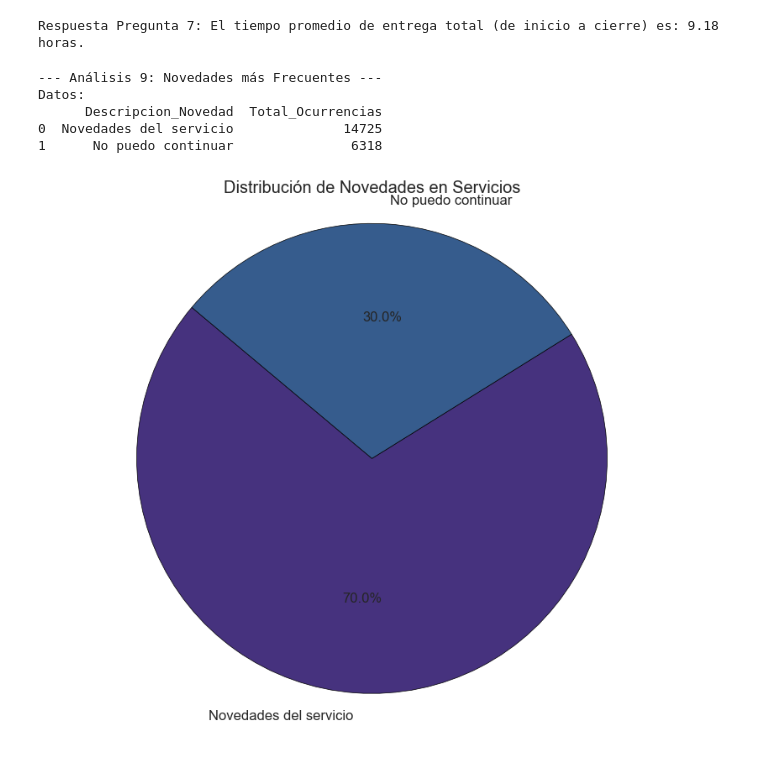
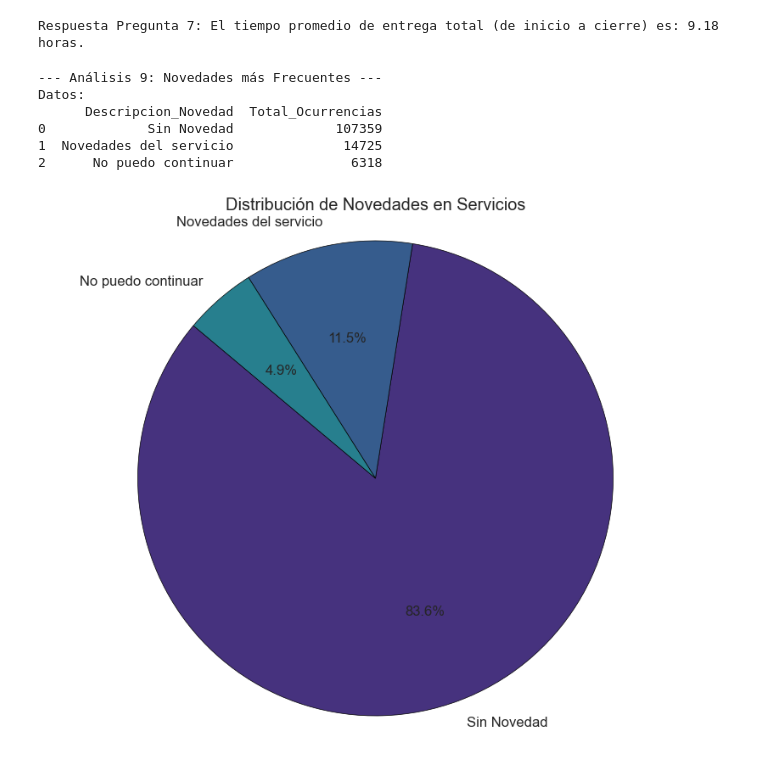
Before and after one commit to 104stars/DwCienciaDatos, a Jupyter notebook: Tests.ipynb, the cells around one changed output. Saved outputs shown, nothing was run; the diff lists cells and outputs as text; code cells hidden in the pictures.

```diff
--- a/Tests.ipynb
+++ b/Tests.ipynb
@@ -429,37 +429,37 @@ Respuesta Pregunta 7: El tiempo promedio de entrega total (de inicio a cierre) e
 # --- Pregunta 9: ¿Novedades que más se presentan? ---
 # -----------------------------------------------------------------------------
 print("\n--- Análisis 9: Novedades más Frecuentes ---")
 query_p9 = """
     SELECT
         dn.Descripcion_Novedad,
         COUNT(*) AS Total_Ocurrencias
     FROM Fact_Cambio_Estado_Servicio f
     JOIN Dim_Novedad dn ON f.Novedad_Key = dn.Novedad_Key
-    WHERE dn.Descripcion_Novedad != 'Sin Novedad'
     GROUP BY dn.Descripcion_Novedad
     ORDER BY Total_Ocurrencias DESC;
 """
 df_p9 = query_dw(query_p9, conn)
 
 print("Datos:")
 print(df_p9)
 
 if not df_p9.empty:
     plt.figure(figsize=(10, 8))
     plt.pie(df_p9['Total_Ocurrencias'], labels=df_p9['Descripcion_Novedad'], autopct='%1.1f%%', startangle=140,
             wedgeprops={"edgecolor":"k",'linewidth': 0.5, 'antialiased': True})
     plt.title('Distribución de Novedades en Servicios')
     plt.axis('equal')  # Asegura que el pie chart sea un círculo.
     plt.show()
 else:
     print("No se encontraron novedades para graficar.")
 # %% [output]
 --- Análisis 9: Novedades más Frecuentes ---
 Datos:
       Descripcion_Novedad  Total_Ocurrencias
-0  Novedades del servicio              14725
-1      No puedo continuar               6318
+0             Sin Novedad             107359
+1  Novedades del servicio              14725
+2      No puedo continuar               6318
-[figure, old version]
+[figure, new version]
 # %%
 # --- Cierre de Conexión ---
 conn.close()
```
